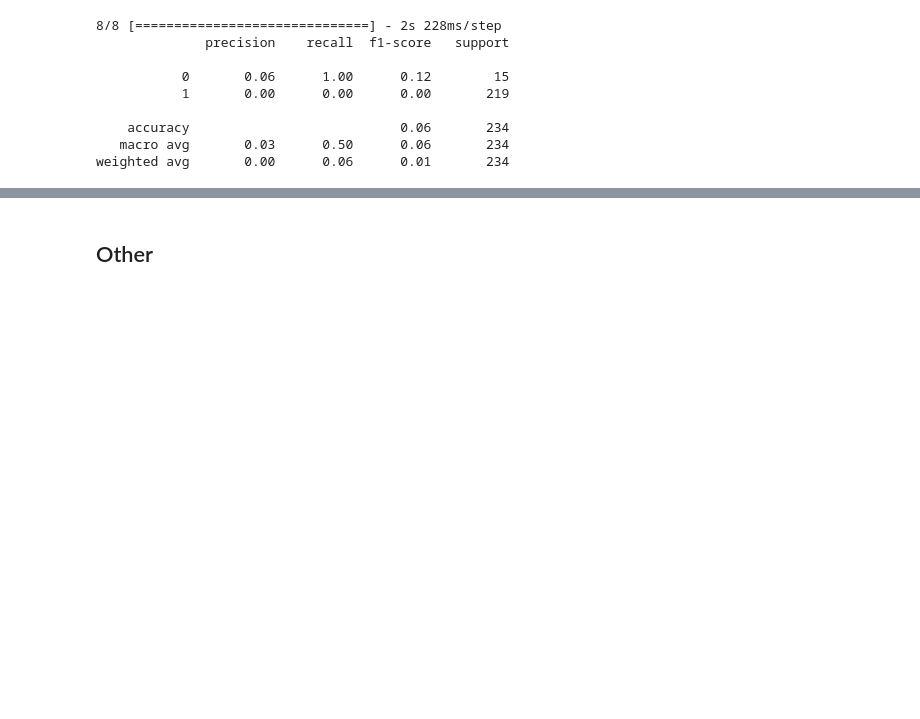
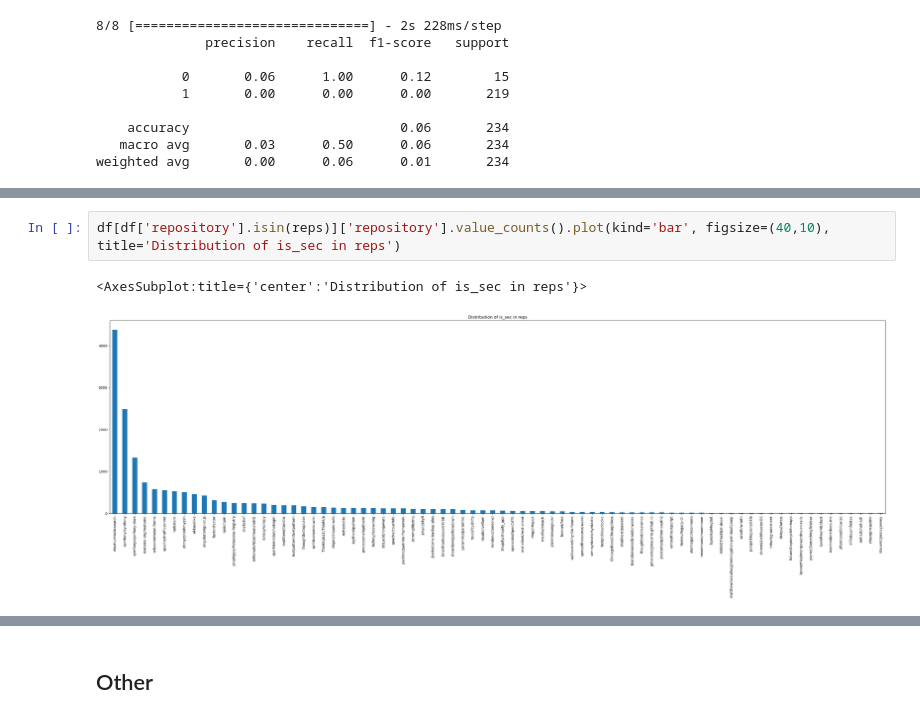
Before and after one commit to TeamPML/GuthubSecurityIssues, a Jupyter notebook: modelling.ipynb, the cells around one changed output, grey strips where cells are left out. Cells and saved outputs as stored; diff of their text form; blank space fills up the shorter version.

```diff
--- a/modelling.ipynb
+++ b/modelling.ipynb
@@ -1571,0 +1643,5 @@ weighted avg       0.00      0.06      0.01       234
+# %%
+df[df['repository'].isin(reps)]['repository'].value_counts().plot(kind='bar', figsize=(40,10), title='Distribution of is_sec in reps')
+# %% [output]
+<AxesSubplot:title={'center':'Distribution of is_sec in reps'}>
+[figure, added]
```
Also changed, not shown: parts of 31 cells of this notebook.
